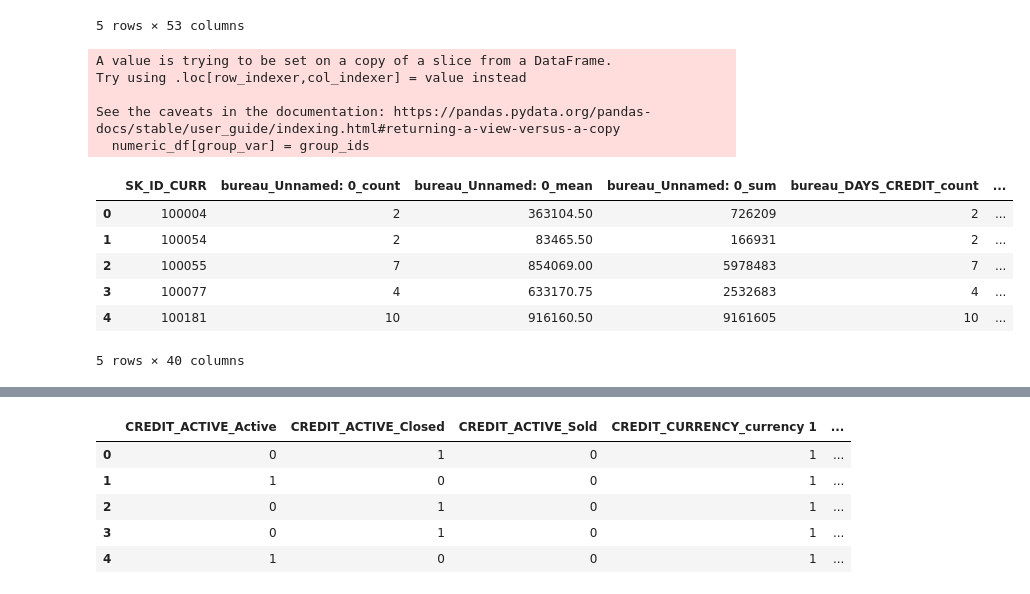
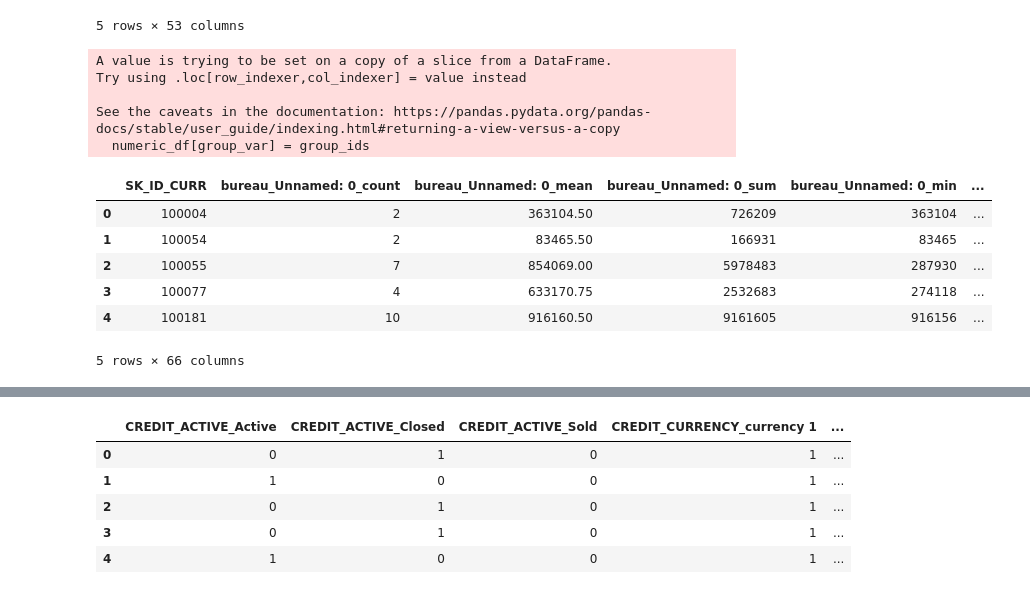
Before and after one commit to selingumusdag/home_credit_default_risk, a Jupyter notebook: home_credit_eda.ipynb, the cells around one changed output, grey strips where cells are left out. Cells and saved outputs as stored; diff of their text form; code cells hidden in the pictures.

```diff
--- a/home_credit_eda.ipynb
+++ b/home_credit_eda.ipynb
@@ -539,7 +508,7 @@ def agg_numeric(df, group_var, df_name):
     numeric_df[group_var] = group_ids
 
     # Group by the specified variable and calculate the statistics
-    agg = numeric_df.groupby(group_var).agg(['count', 'mean', 'sum']).reset_index()
+    agg = numeric_df.groupby(group_var).agg(['count', 'mean', 'sum','min','max']).reset_index()
 
     # Need to create new column names
     columns = [group_var]
@@ -556,18 +525,18 @@ def agg_numeric(df, group_var, df_name):
     agg.columns = columns
     return agg
 # %%
-bureau_agg_new = agg_numeric(df=bureau.drop(columns = ['SK_ID_BUREAU','CREDIT_ACTIVE','CREDIT_CURRENCY']), group_var = 'SK_ID_CURR', df_name = 'bureau')
-bureau_agg_new.head()
+bureau_agg = agg_numeric(df=bureau.drop(columns = ['SK_ID_BUREAU','CREDIT_ACTIVE','CREDIT_CURRENCY']), group_var = 'SK_ID_CURR', df_name = 'bureau')
+bureau_agg.head()
 # %% [output]
 A value is trying to be set on a copy of a slice from a DataFrame.
 Try using .loc[row_indexer,col_indexer] = value instead
 
 See the caveats in the documentation: https://pandas.pydata.org/pandas-docs/stable/user_guide/indexing.html#returning-a-view-versus-a-copy
   numeric_df[group_var] = group_ids
-|  | SK_ID_CURR | bureau_Unnamed: 0_count | bureau_Unnamed: 0_mean | bureau_Unnamed: 0_sum | bureau_DAYS_CREDIT_count | ... |
-| 0 | 100004 | 2 | 363104.50 | 726209 | 2 | ... |
-| 1 | 100054 | 2 | 83465.50 | 166931 | 2 | ... |
-| 2 | 100055 | 7 | 854069.00 | 5978483 | 7 | ... |
-| 3 | 100077 | 4 | 633170.75 | 2532683 | 4 | ... |
-| 4 | 100181 | 10 | 916160.50 | 9161605 | 10 | ... |
+|  | SK_ID_CURR | bureau_Unnamed: 0_count | bureau_Unnamed: 0_mean | bureau_Unnamed: 0_sum | bureau_Unnamed: 0_min | ... |
+| 0 | 100004 | 2 | 363104.50 | 726209 | 363104 | ... |
+| 1 | 100054 | 2 | 83465.50 | 166931 | 83465 | ... |
+| 2 | 100055 | 7 | 854069.00 | 5978483 | 287930 | ... |
+| 3 | 100077 | 4 | 633170.75 | 2532683 | 274118 | ... |
+| 4 | 100181 | 10 | 916160.50 | 9161605 | 916156 | ... |
-5 rows × 40 columns
+5 rows × 66 columns
```
Also changed, not shown: parts of 36 cells of this notebook.
